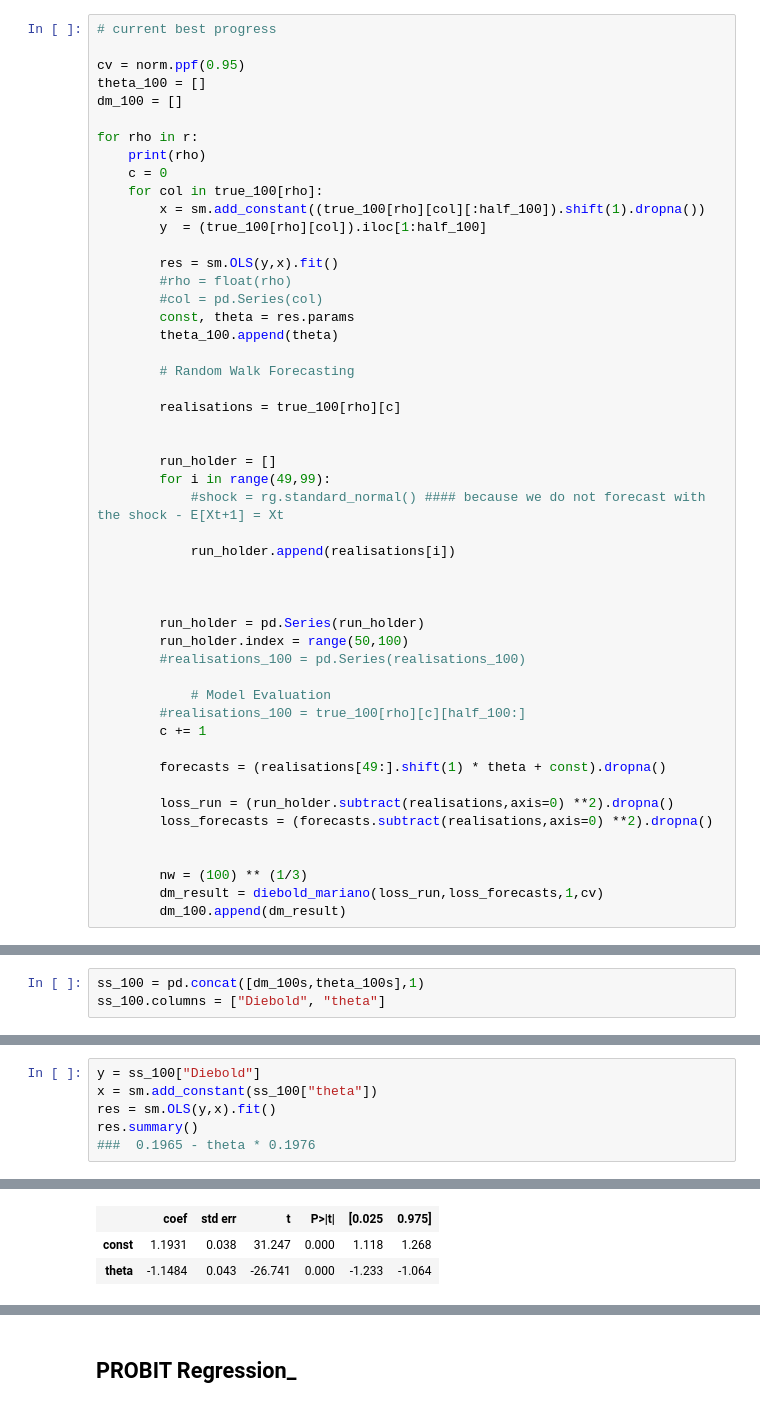
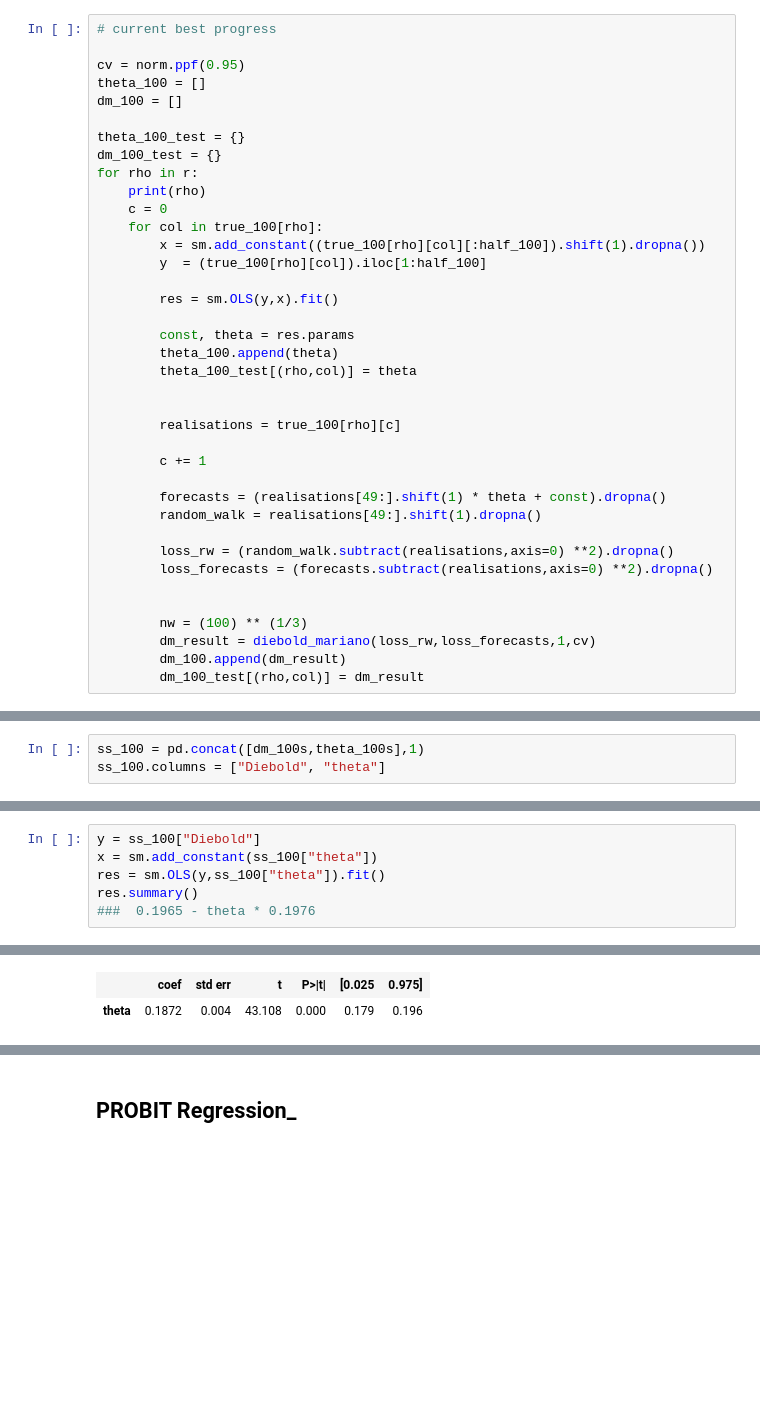
Before and after one commit to GeorgeHockey/metrics-formal-coursework, a Jupyter notebook: problem_2_v1.ipynb, the cells around one changed output, grey strips where cells are left out. Saved outputs shown, nothing was run; the diff lists cells and outputs as text; blank space fills up the shorter version.

Commit message:
played around a little and added ideas to solve the critical issue of the implausible regression forecasts

```diff
--- a/problem_2_v1.ipynb
+++ b/problem_2_v1.ipynb
@@ -255,6 +255,8 @@ cv = norm.ppf(0.95)
 theta_100 = []
 dm_100 = []
 
+theta_100_test = {}
+dm_100_test = {}
 for rho in r:
     print(rho)
     c = 0
@@ -263,41 +265,27 @@ for rho in r:
         y  = (true_100[rho][col]).iloc[1:half_100]
 
         res = sm.OLS(y,x).fit()
-        #rho = float(rho)
-        #col = pd.Series(col)
+
         const, theta = res.params
         theta_100.append(theta)
+        theta_100_test[(rho,col)] = theta
 
-        # Random Walk Forecasting
 
         realisations = true_100[rho][c]
 
-
-        run_holder = []
-        for i in range(49,99):
-            #shock = rg.standard_normal() #### because we do not forecast with the shock - E[Xt+1] = Xt
-
-            run_holder.append(realisations[i])
-
-
-
-        run_holder = pd.Series(run_holder)
-        run_holder.index = range(50,100)
-        #realisations_100 = pd.Series(realisations_100)
-
-            # Model Evaluation
-        #realisations_100 = true_100[rho][c][half_100:]
         c += 1
 
         forecasts = (realisations[49:].shift(1) * theta + const).dropna()
+        random_walk = realisations[49:].shift(1).dropna()
 
-        loss_run = (run_holder.subtract(realisations,axis=0) **2).dropna()
+        loss_rw = (random_walk.subtract(realisations,axis=0) **2).dropna()
         loss_forecasts = (forecasts.subtract(realisations,axis=0) **2).dropna()
 
 
         nw = (100) ** (1/3)
-        dm_result = diebold_mariano(loss_run,loss_forecasts,1,cv)
+        dm_result = diebold_mariano(loss_rw,loss_forecasts,1,cv)
         dm_100.append(dm_result)
+        dm_100_test[(rho,col)] = dm_result
 # %% [output]
 0.9
 0.91
@@ -371,7 +377,7 @@ for i in range(1,101):
 # %%
 y = ss_100["Diebold"]
 x = sm.add_constant(ss_100["theta"])
-res = sm.OLS(y,x).fit()
+res = sm.OLS(y,ss_100["theta"]).fit()
 res.summary()
 ###  0.1965 - theta * 0.1976
 # %% [output]
@@ -386,5 +392,4 @@ OLS Regression Results
 | Df Model: | 1 |  |  |
 | Covariance Type: | nonrobust |  |  |
 |  | coef | std err | t | P>|t| | [0.025 | 0.975] |
-| const | 1.1931 | 0.038 | 31.247 | 0.000 | 1.118 | 1.268 |
-| theta | -1.1484 | 0.043 | -26.741 | 0.000 | -1.233 | -1.064 |
+| theta | 0.1872 | 0.004 | 43.108 | 0.000 | 0.179 | 0.196 |
```
Also changed, not shown: parts of 15 cells of this notebook.
